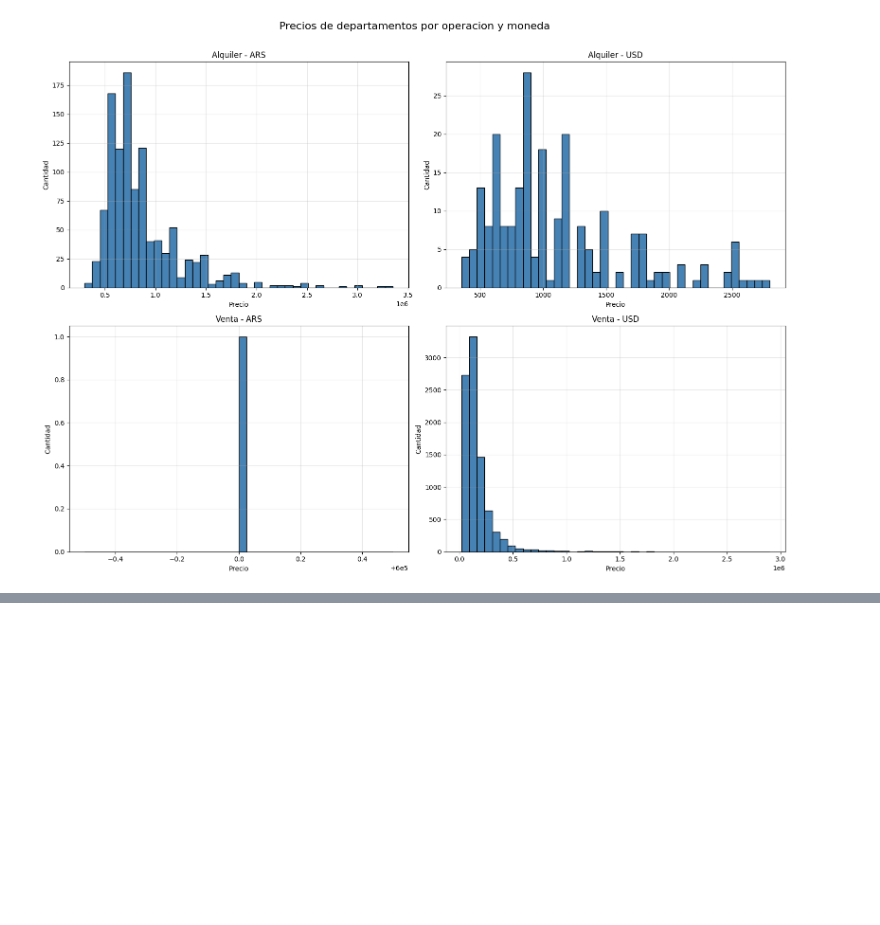
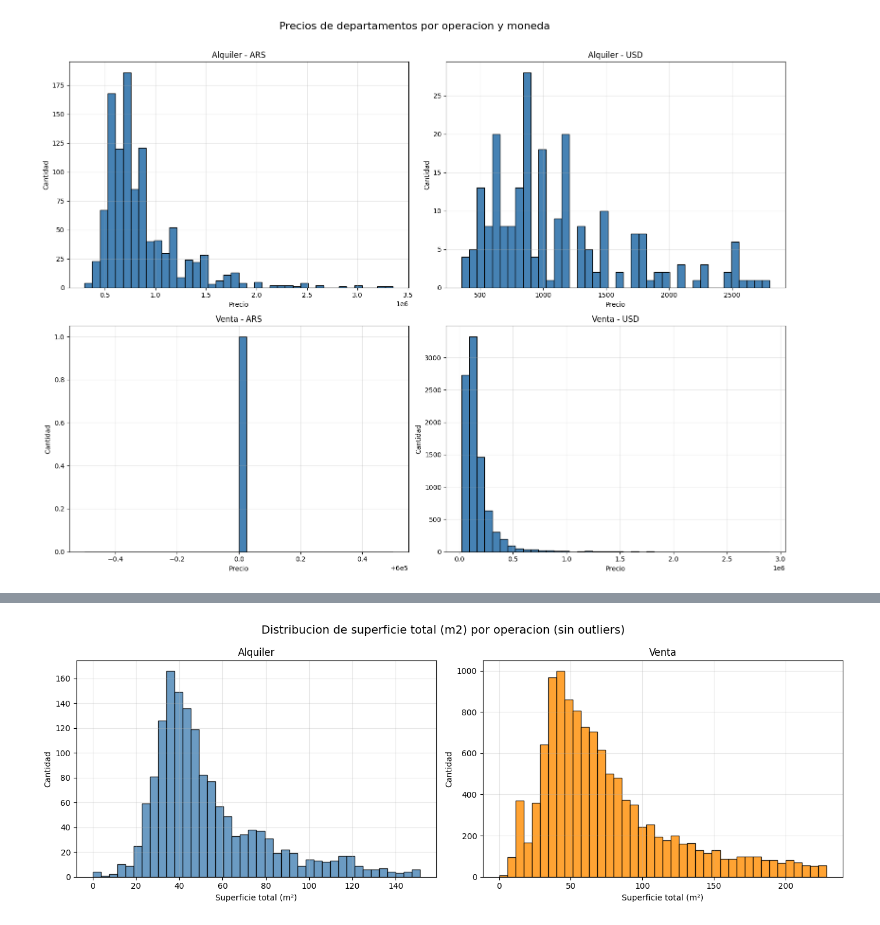
Before and after one commit to LladhonM/Analitica-Descriptiva, a Jupyter notebook: Notebook prueba.ipynb, the cells around one changed output, grey strips where cells are left out. Saved outputs shown, nothing was run; the diff lists cells and outputs as text; code cells hidden in the pictures; blank space fills up the shorter version.

```diff
--- a/Notebook prueba.ipynb
+++ b/Notebook prueba.ipynb
@@ -112,0 +155,44 @@ plt.show()
+# %%
+# Calcular Q1, Q3 e IQR
+# Calcular Q1, Q3 e IQR
+datos = df['sup_total_m2'].dropna()
+q1 = datos.quantile(0.25)
+q3 = datos.quantile(0.75)
+iqr = q3 - q1
+
+# Definir límites
+lower_bound = q1 - 1.5 * iqr
+upper_bound = q3 + 1.5 * iqr
+
+# Filtrar datos sin outliers
+datos_sin_outliers = datos[(datos >= lower_bound) & (datos <= upper_bound)]
+
+# Recrear el gráfico sin outliers
+fig, axes = plt.subplots(1, 2, figsize=(14, 5))
+fig.suptitle('Distribucion de superficie total (m2) por operacion (sin outliers)', fontsize=14)
+
+for ax, operacion, color in zip(
+    axes,
+    ['alquiler', 'venta'],
+    ['steelblue', 'darkorange']
+):
+    datos_filtrados = df.loc[df['operacion'] == operacion, 'sup_total_m2'].dropna()
+
+    # Aplicar filtro de outliers
+    q1_op = datos_filtrados.quantile(0.25)
+    q3_op = datos_filtrados.quantile(0.75)
+    iqr_op = q3_op - q1_op
+    lower = q1_op - 1.5 * iqr_op
+    upper = q3_op + 1.5 * iqr_op
+    datos_filtrados = datos_filtrados[(datos_filtrados >= lower) & (datos_filtrados <= upper)]
+
+    ax.hist(datos_filtrados, bins=40, color=color, edgecolor='black', alpha=0.8)
+    ax.set_title(operacion.title())
+    ax.set_xlabel('Superficie total (m²)')
+    ax.set_ylabel('Cantidad')
+    ax.grid(True, alpha=0.3)
+
+plt.tight_layout()
+plt.show()
+# %% [output]
+[figure, added]
```
Also changed, not shown: parts of 4 cells of this notebook, 5 other files.
